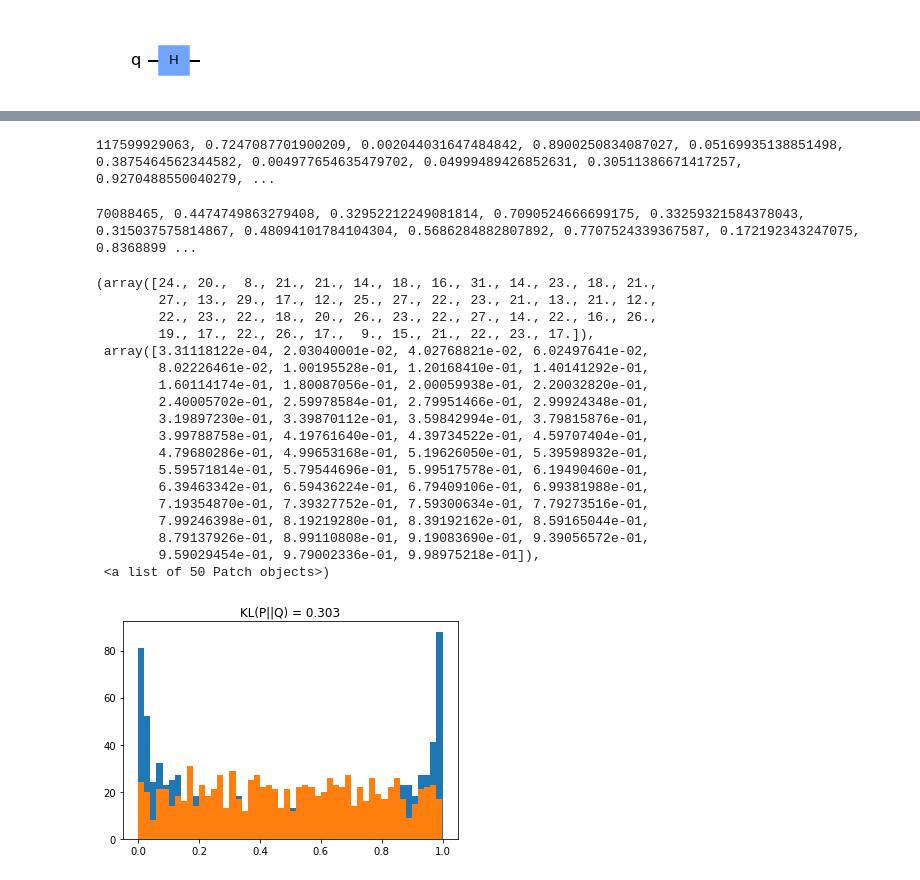
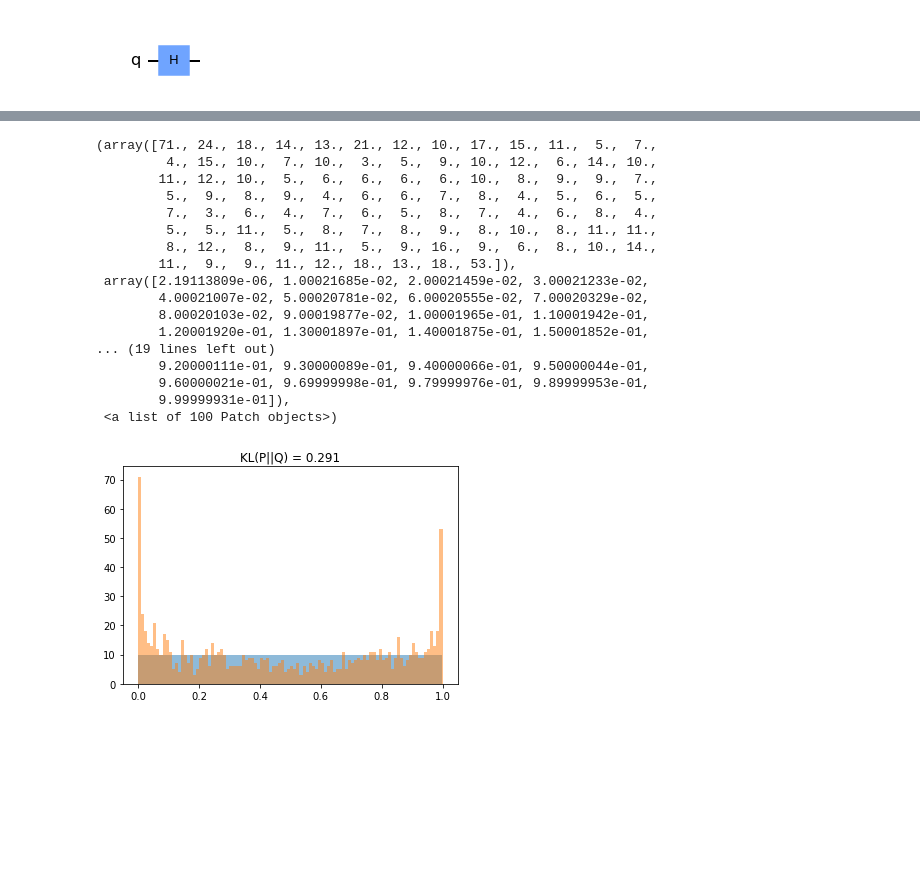
Before and after one commit to String137/Create-your-design-of-Parameterized-Quantum-Circuits, a Jupyter notebook: Expressibility.ipynb, the cells around one changed output, grey strips where cells are left out. Drawn from its saved outputs; the diff is of its cells as text; code cells hidden in the pictures; blank space fills up the shorter version.

```diff
--- a/Expressibility.ipynb
+++ b/Expressibility.ipynb
@@ -40,7 +22,7 @@ def Haar(F,N):
     return (N-1)*(1-F)**(N-2);
 class Haar_dist(rv_continuous):
     def _pdf(self,x):
-        return Harr(x,1*2);
+        return Haar(x,1*2);
 # %%
 def kl_divergence(p, q):
     return np.mean(p*np.log(p/q));
@@ -65,7 +45,7 @@ def PQC(th):
     circ = QuantumCircuit(1);
     circ.h(0);
     circ.rz(th,0);
-    circ.draw('mpl')
+    #circ.draw('mpl')
     result = execute(circ,backend).result() # Do the simulation, returning the result
     out_state = result.get_statevector();
     return np.asmatrix(out_state).T
@@ -77,41 +57,37 @@ for i in range(len):
     t2 = np.random.uniform(0,2*np.pi);
     fid = np.abs(PQC(t1).getH()*PQC(t2))**2;
     arr.append(fid[0,0]);
-print(arr)
+#print(arr)
-# %% [output]
-117599929063, 0.7247087701900209, 0.002044031647484842, 0.8900250834087027, 0.05169935138851498, 0.3875464562344582, 0.004977654635479702, 0.04999489426852631, 0.30511386671417257, 0.9270488550040279, ...
 # %%
 haar = [];
 h = Haar_dist(a=0,b=1,name="haar");
 for i in range(len):
     haar.append(h.rvs())
 
-print(haar)
+# print(haar)
-# %% [output]
-70088465, 0.4474749863279408, 0.32952212249081814, 0.7090524666699175, 0.33259321584378043, 0.315037575814867, 0.48094101784104304, 0.5686284882807892, 0.7707524339367587, 0.172192343247075, 0.8368899 ...
 # %%
 plt.title('KL(P||Q) = %1.3f' % kl_divergence(np.array(arr), np.array(haar)))
-n_bins = 50;
+n_bins = 100;
 # We can set the number of bins with the `bins` kwarg
-plt.hist(np.array(arr), bins=n_bins)
-plt.hist(np.array(haar), bins=n_bins)
+haar = np.linspace(0,1,len,endpoint=False); #true value
+plt.hist(np.array(haar), bins=n_bins, alpha=0.5)
+plt.hist(np.array(arr), bins=n_bins, alpha=0.5)
 # %% [output]
-(array([24., 20.,  8., 21., 21., 14., 18., 16., 31., 14., 23., 18., 21.,
-        27., 13., 29., 17., 12., 25., 27., 22., 23., 21., 13., 21., 12.,
-        22., 23., 22., 18., 20., 26., 23., 22., 27., 14., 22., 16., 26.,
-        19., 17., 22., 26., 17.,  9., 15., 21., 22., 23., 17.]),
- array([3.31118122e-04, 2.03040001e-02, 4.02768821e-02, 6.02497641e-02,
-        8.02226461e-02, 1.00195528e-01, 1.20168410e-01, 1.40141292e-01,
-        1.60114174e-01, 1.80087056e-01, 2.00059938e-01, 2.20032820e-01,
-        2.40005702e-01, 2.59978584e-01, 2.79951466e-01, 2.99924348e-01,
-        3.19897230e-01, 3.39870112e-01, 3.59842994e-01, 3.79815876e-01,
-        3.99788758e-01, 4.19761640e-01, 4.39734522e-01, 4.59707404e-01,
-        4.79680286e-01, 4.99653168e-01, 5.19626050e-01, 5.39598932e-01,
-        5.59571814e-01, 5.79544696e-01, 5.99517578e-01, 6.19490460e-01,
-        6.39463342e-01, 6.59436224e-01, 6.79409106e-01, 6.99381988e-01,
-        7.19354870e-01, 7.39327752e-01, 7.59300634e-01, 7.79273516e-01,
-        7.99246398e-01, 8.19219280e-01, 8.39192162e-01, 8.59165044e-01,
-        8.79137926e-01, 8.99110808e-01, 9.19083690e-01, 9.39056572e-01,
-        9.59029454e-01, 9.79002336e-01, 9.98975218e-01]),
- <a list of 50 Patch objects>)
+(array([71., 24., 18., 14., 13., 21., 12., 10., 17., 15., 11.,  5.,  7.,
+         4., 15., 10.,  7., 10.,  3.,  5.,  9., 10., 12.,  6., 14., 10.,
+        11., 12., 10.,  5.,  6.,  6.,  6.,  6., 10.,  8.,  9.,  9.,  7.,
+         5.,  9.,  8.,  9.,  4.,  6.,  6.,  7.,  8.,  4.,  5.,  6.,  5.,
+         7.,  3.,  6.,  4.,  7.,  6.,  5.,  8.,  7.,  4.,  6.,  8.,  4.,
+         5.,  5., 11.,  5.,  8.,  7.,  8.,  9.,  8., 10.,  8., 11., 11.,
+         8., 12.,  8.,  9., 11.,  5.,  9., 16.,  9.,  6.,  8., 10., 14.,
+        11.,  9.,  9., 11., 12., 18., 13., 18., 53.]),
+ array([2.19113809e-06, 1.00021685e-02, 2.00021459e-02, 3.00021233e-02,
+        4.00021007e-02, 5.00020781e-02, 6.00020555e-02, 7.00020329e-02,
+        8.00020103e-02, 9.00019877e-02, 1.00001965e-01, 1.10001942e-01,
+        1.20001920e-01, 1.30001897e-01, 1.40001875e-01, 1.50001852e-01,
+... (19 lines left out)
+        9.20000111e-01, 9.30000089e-01, 9.40000066e-01, 9.50000044e-01,
+        9.60000021e-01, 9.69999998e-01, 9.79999976e-01, 9.89999953e-01,
+        9.99999931e-01]),
+ <a list of 100 Patch objects>)
-[figure, old version]
+[figure, new version]
```
Also changed, not shown: parts of 2 cells of this notebook.
